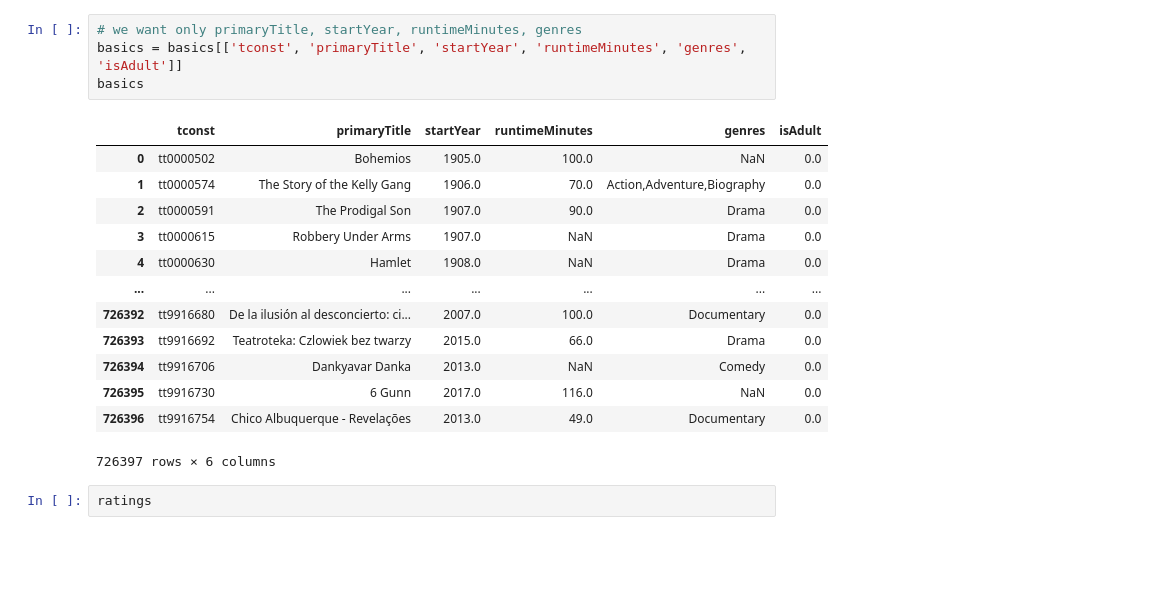
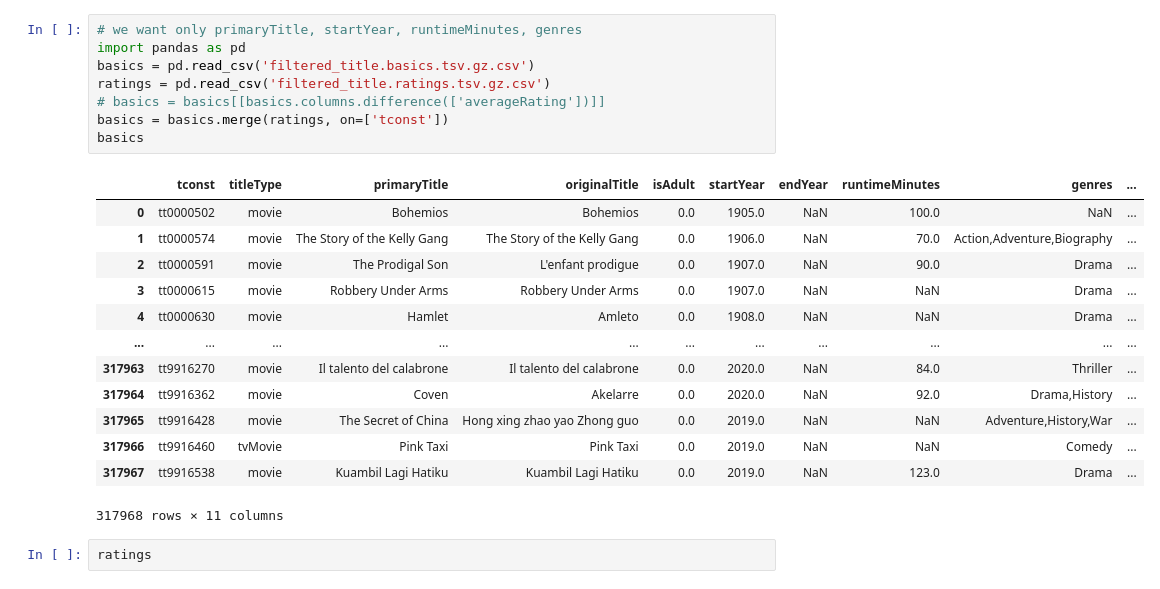
Before and after one commit to megarage9000/MovieProjection, a Jupyter notebook: Untitled.ipynb, the cells around one changed output. Saved outputs shown, nothing was run; the diff lists cells and outputs as text; blank space fills up the shorter version.

```diff
--- a/Untitled.ipynb
+++ b/Untitled.ipynb
@@ -26,21 +47,25 @@ basics
 # %%
 # we want only primaryTitle, startYear, runtimeMinutes, genres
-basics = basics[['tconst', 'primaryTitle', 'startYear', 'runtimeMinutes', 'genres', 'isAdult']]
+import pandas as pd
+basics = pd.read_csv('filtered_title.basics.tsv.gz.csv')
+ratings = pd.read_csv('filtered_title.ratings.tsv.gz.csv')
+# basics = basics[[basics.columns.difference(['averageRating'])]]
+basics = basics.merge(ratings, on=['tconst'])
 basics
 # %% [output]
-|  | tconst | primaryTitle | startYear | runtimeMinutes | genres | isAdult |
-| 0 | tt0000502 | Bohemios | 1905.0 | 100.0 | NaN | 0.0 |
-| 1 | tt0000574 | The Story of the Kelly Gang | 1906.0 | 70.0 | Action,Adventure,Biography | 0.0 |
-| 2 | tt0000591 | The Prodigal Son | 1907.0 | 90.0 | Drama | 0.0 |
-| 3 | tt0000615 | Robbery Under Arms | 1907.0 | NaN | Drama | 0.0 |
-| 4 | tt0000630 | Hamlet | 1908.0 | NaN | Drama | 0.0 |
-| ... | ... | ... | ... | ... | ... | ... |
-| 726392 | tt9916680 | De la ilusión al desconcierto: ci... | 2007.0 | 100.0 | Documentary | 0.0 |
-| 726393 | tt9916692 | Teatroteka: Czlowiek bez twarzy | 2015.0 | 66.0 | Drama | 0.0 |
-| 726394 | tt9916706 | Dankyavar Danka | 2013.0 | NaN | Comedy | 0.0 |
-| 726395 | tt9916730 | 6 Gunn | 2017.0 | 116.0 | NaN | 0.0 |
-| 726396 | tt9916754 | Chico Albuquerque - Revelações | 2013.0 | 49.0 | Documentary | 0.0 |
+|  | tconst | titleType | primaryTitle | originalTitle | isAdult | startYear | endYear | runtimeMinutes | genres | ... |
+| 0 | tt0000502 | movie | Bohemios | Bohemios | 0.0 | 1905.0 | NaN | 100.0 | NaN | ... |
+| 1 | tt0000574 | movie | The Story of the Kelly Gang | The Story of the Kelly Gang | 0.0 | 1906.0 | NaN | 70.0 | Action,Adventure,Biography | ... |
+| 2 | tt0000591 | movie | The Prodigal Son | L'enfant prodigue | 0.0 | 1907.0 | NaN | 90.0 | Drama | ... |
+| 3 | tt0000615 | movie | Robbery Under Arms | Robbery Under Arms | 0.0 | 1907.0 | NaN | NaN | Drama | ... |
+| 4 | tt0000630 | movie | Hamlet | Amleto | 0.0 | 1908.0 | NaN | NaN | Drama | ... |
+| ... | ... | ... | ... | ... | ... | ... | ... | ... | ... | ... |
+| 317963 | tt9916270 | movie | Il talento del calabrone | Il talento del calabrone | 0.0 | 2020.0 | NaN | 84.0 | Thriller | ... |
+| 317964 | tt9916362 | movie | Coven | Akelarre | 0.0 | 2020.0 | NaN | 92.0 | Drama,History | ... |
+| 317965 | tt9916428 | movie | The Secret of China | Hong xing zhao yao Zhong guo | 0.0 | 2019.0 | NaN | NaN | Adventure,History,War | ... |
+| 317966 | tt9916460 | tvMovie | Pink Taxi | Pink Taxi | 0.0 | 2019.0 | NaN | NaN | Comedy | ... |
+| 317967 | tt9916538 | movie | Kuambil Lagi Hatiku | Kuambil Lagi Hatiku | 0.0 | 2019.0 | NaN | 123.0 | Drama | ... |
-726397 rows × 6 columns
+317968 rows × 11 columns
 # %%
 ratings
 # %% [output]
```
Also changed, not shown: parts of 1 cell of this notebook, 3 other files.
